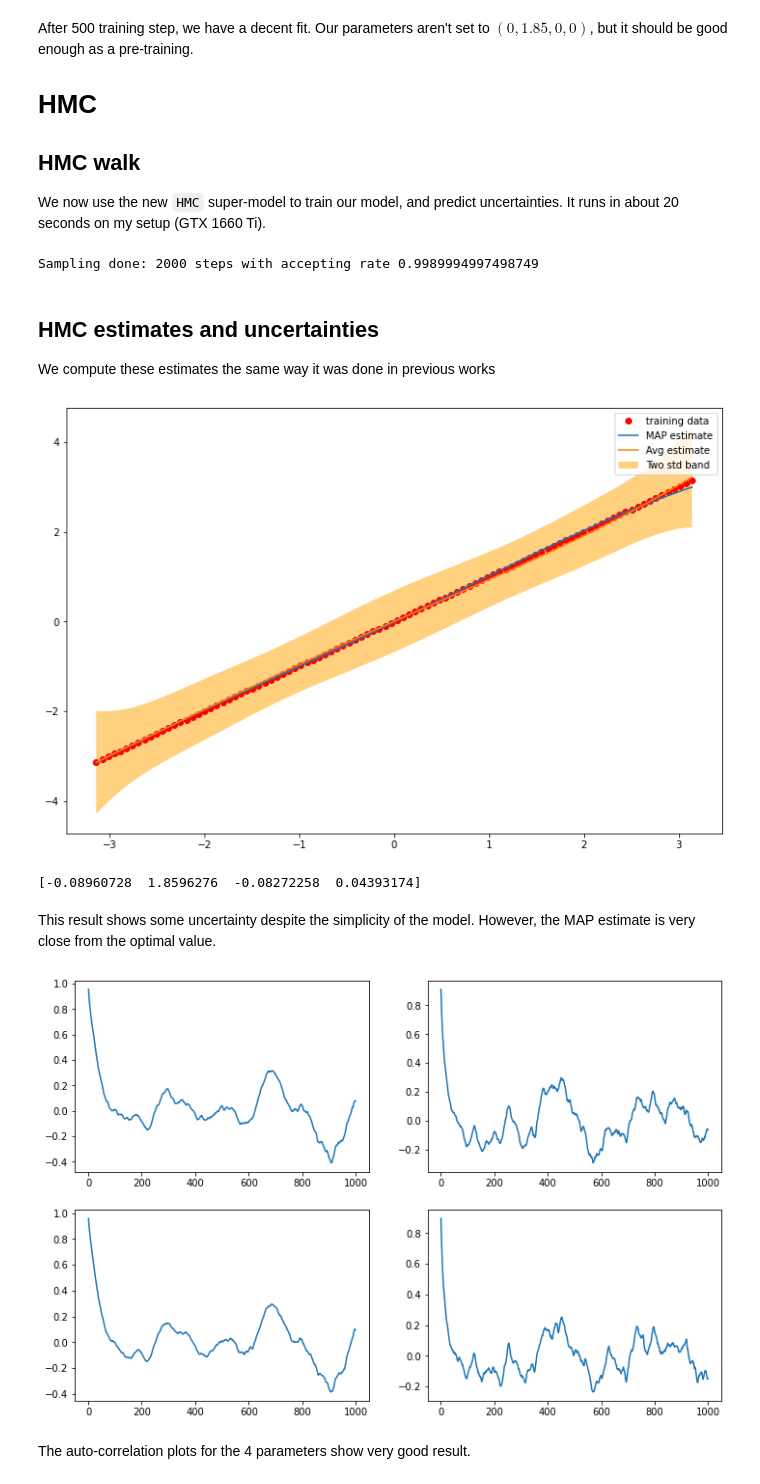
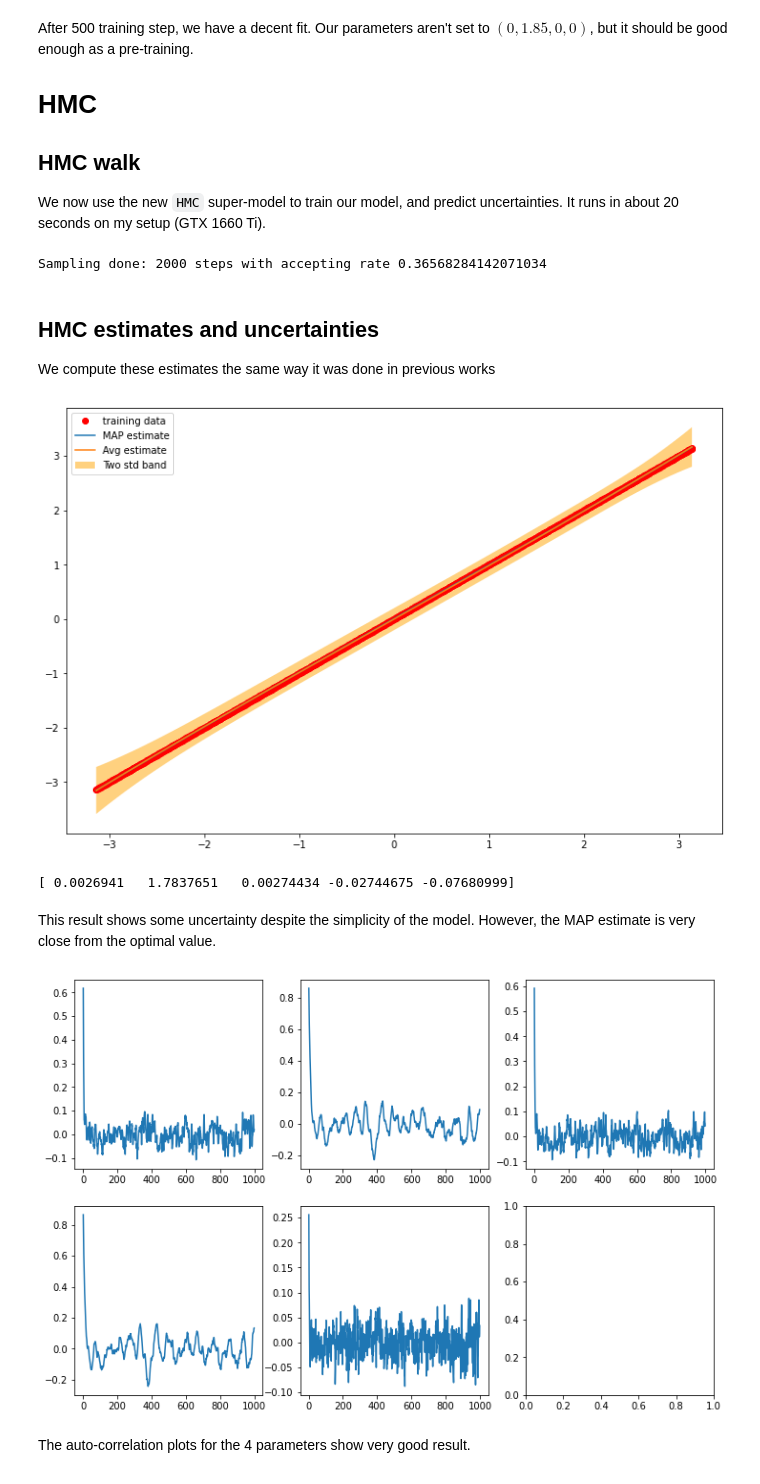
Before and after one commit to PierreTsr/FluxPartitioning, a Jupyter notebook: src/testing.ipynb, the cells around one changed output. Saved outputs shown, nothing was run; the diff lists cells and outputs as text; code cells hidden in the pictures.

```diff
--- a/src/testing.ipynb
+++ b/src/testing.ipynb
@@ -18,7 +18,7 @@ Our model is a basic 4x1 Dense layer, without activation and with $L_1$ regulari
 model = keras.Sequential([
     keras.Input(shape=(4,)),
     keras.layers.Normalization(),
-    keras.layers.Dense(1, use_bias=False) #, kernel_regularizer=tf.keras.regularizers.l1(0.1))
+    keras.layers.Dense(1, use_bias=True) #, kernel_regularizer=tf.keras.regularizers.l1(0.1))
 ])
 model.compile(optimizer=keras.optimizers.Adam(1e-2), loss=keras.losses.MeanSquaredError())
 keras.utils.plot_model(model, show_shapes=True, to_file="../etc/test.png")
@@ -33,7 +33,7 @@ We create a trivial training set, with a regular grid $t$ sampled on $[-\pi, \pi
 Thus we expect our model to only use the 2nd coordinate of $x$ for its prediction. When accounted for the normalization layer, the final parameters should be $(0,1.85,0,0)$.
 # %%
 # creating fake data
-batch_size=100
+batch_size=1000
 t = np.linspace(-3.14, 3.14, batch_size, dtype=np.float32)
 x = np.stack([
     t ** 2,
@@ -76,9 +77,9 @@ We now use the new `HMC` super-model to train our model, and predict uncertainti
 burn_in = 2000
 n_iter = 2000
 
-def sample():
+def sample(model):
     # Create HMC super-model
-    hmc = HMC(model, L=15, epsilon_min=7e-3, epsilon_max=7e-3 , batch_size=batch_size)
+    hmc = HMC(model, L=15, epsilon_min=7e-3, epsilon_max=7e-3 , batch_size=batch_size, n_obs=batch_size)
 
     # Initialize bookkeeping
     parameters = []  # bookkeeping the parameters
@@ -112,9 +113,9 @@ def sample():
     print(f"Sampling done: {n_iter} steps with accepting rate {np.mean(acceptance)}")
     return hmc, parameters, log_gamma, log_lambda, log_likelihood, hamiltonians, acceptance
 # %%
-hmc, parameters, log_gamma, log_lambda, log_likelihood, hamiltonians, acceptance = sample()
+hmc, parameters, log_gamma, log_lambda, log_likelihood, hamiltonians, acceptance = sample(model)
 # %% [output]
-Sampling done: 2000 steps with accepting rate 0.9989994997498749
+Sampling done: 2000 steps with accepting rate 0.36568284142071034
 # %% [markdown]
 ## HMC estimates and uncertainties
 
@@ -157,28 +158,28 @@ plt.legend()
 plt.show()
 print(MAP)
 # %% [output]
-[figure, old version]
+[figure, new version]
-[-0.08960728  1.8596276  -0.08272258  0.04393174]
+[ 0.0026941   1.7837651   0.00274434 -0.02744675 -0.07680999]
 # %% [markdown]
 This result shows some uncertainty despite the simplicity of the model. However, the MAP estimate is very close from the optimal value.
 # %%
 # plot auto-correlation
 
-fig, axs = plt.subplots(2,2, figsize=(12,8))
+fig, axs = plt.subplots(2,3, figsize=(12,8))
 axs = axs.flatten()
 max_lag = 1000
 for i in range(parameters.shape[1]):
     auto_cor = []
     mean = np.mean(parameters[:,i])
     var = np.var(parameters[:,i])
     for lag in range(1,max_lag):
         param = parameters[lag:, i]
         param_lagged = parameters[:-lag, i]
         auto_cor.append(np.mean((param-mean) * (param_lagged-mean))/var)
     axs[i].plot(np.arange(1,max_lag), auto_cor)
 plt.show()
 # %% [output]
-[figure, old version]
+[figure, new version]
 # %% [markdown]
 The auto-correlation plots for the 4 parameters show very good result.
 # %%
```
Also changed, not shown: parts of 8 cells of this notebook.
